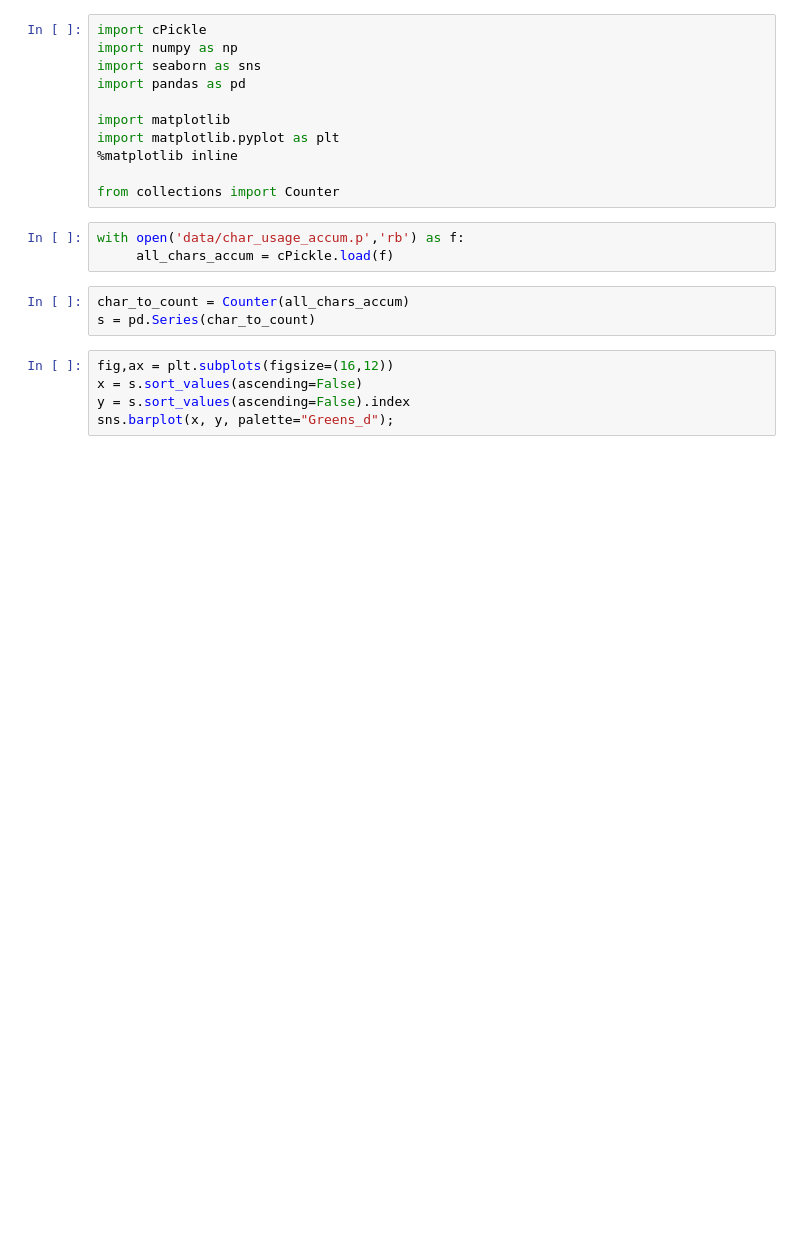
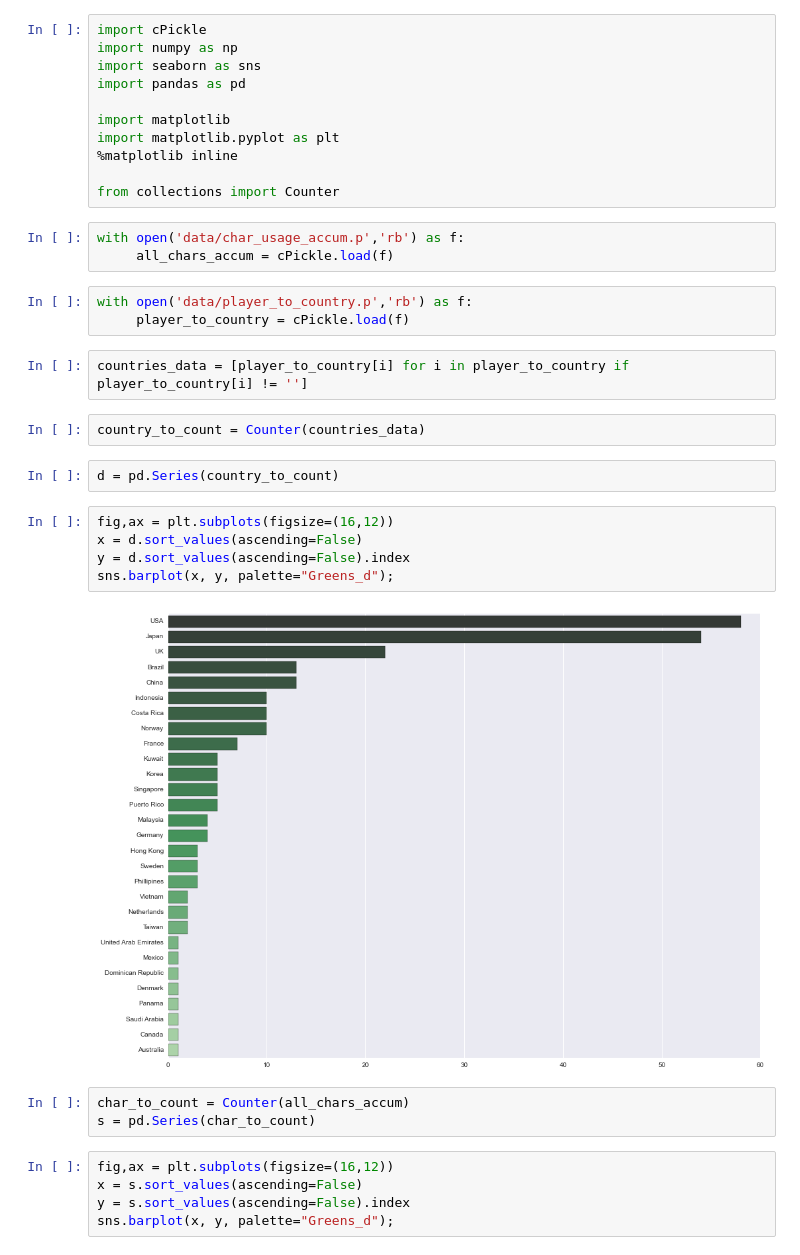
Before and after one commit to meowklaski/CPTAnaly, a Jupyter notebook: Char_Usage_Stats.ipynb, the cells around one changed output. Cells and saved outputs as stored; diff of their text form; blank space fills up the shorter version.

```diff
--- a/Char_Usage_Stats.ipynb
+++ b/Char_Usage_Stats.ipynb
@@ -12,6 +12,22 @@ from collections import Counter
 # %%
 with open('data/char_usage_accum.p','rb') as f:
      all_chars_accum = cPickle.load(f)
+# %%
+with open('data/player_to_country.p','rb') as f:
+     player_to_country = cPickle.load(f)
+# %%
+countries_data = [player_to_country[i] for i in player_to_country if player_to_country[i] != '']
+# %%
+country_to_count = Counter(countries_data)
+# %%
+d = pd.Series(country_to_count)
+# %%
+fig,ax = plt.subplots(figsize=(16,12))
+x = d.sort_values(ascending=False)
+y = d.sort_values(ascending=False).index
+sns.barplot(x, y, palette="Greens_d");
+# %% [output]
+[figure, added]
 # %%
 char_to_count = Counter(all_chars_accum)
 s = pd.Series(char_to_count)
```
Also changed, not shown: parts of 4 cells of this notebook.
